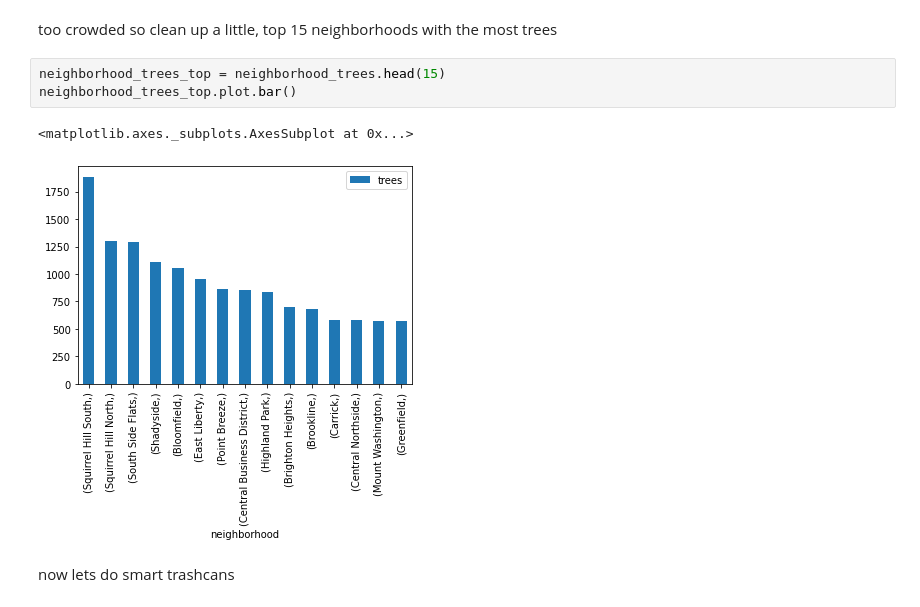
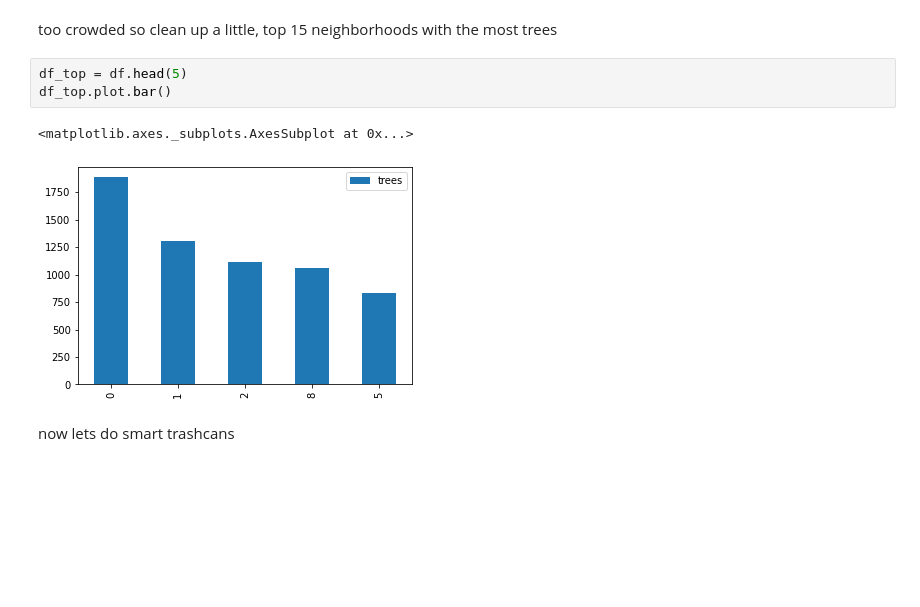
Before and after one commit to ALY48CS/Big-Ideas-Final-Project, a Jupyter notebook: ksl72-lab-1.ipynb, the cells around one changed output. Cells and saved outputs as stored; diff of their text form; blank space fills up the shorter version.

```diff
--- a/ksl72-lab-1.ipynb
+++ b/ksl72-lab-1.ipynb
@@ -81,11 +103,11 @@ neighborhood_trees.plot.bar()
 # %% [markdown]
 too crowded so clean up a little, top 15 neighborhoods with the most trees
-# %%
-neighborhood_trees_top = neighborhood_trees.head(15)
-neighborhood_trees_top.plot.bar()
-# %% [output]
-<matplotlib.axes._subplots.AxesSubplot at 0x...>
-[figure, removed]
+# %%
+df_top = df.head(5)
+df_top.plot.bar()
+# %% [output]
+<matplotlib.axes._subplots.AxesSubplot at 0x...>
+[figure, added]
 # %% [markdown]
 now lets do smart trashcans
 # %%
```
Also changed, not shown: parts of 6 cells of this notebook.
